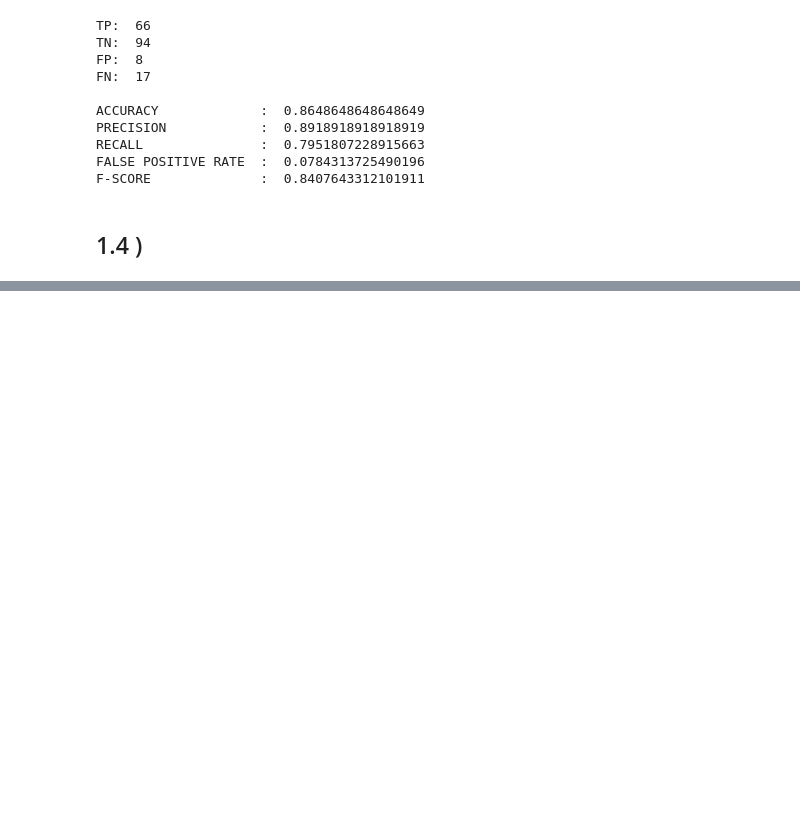
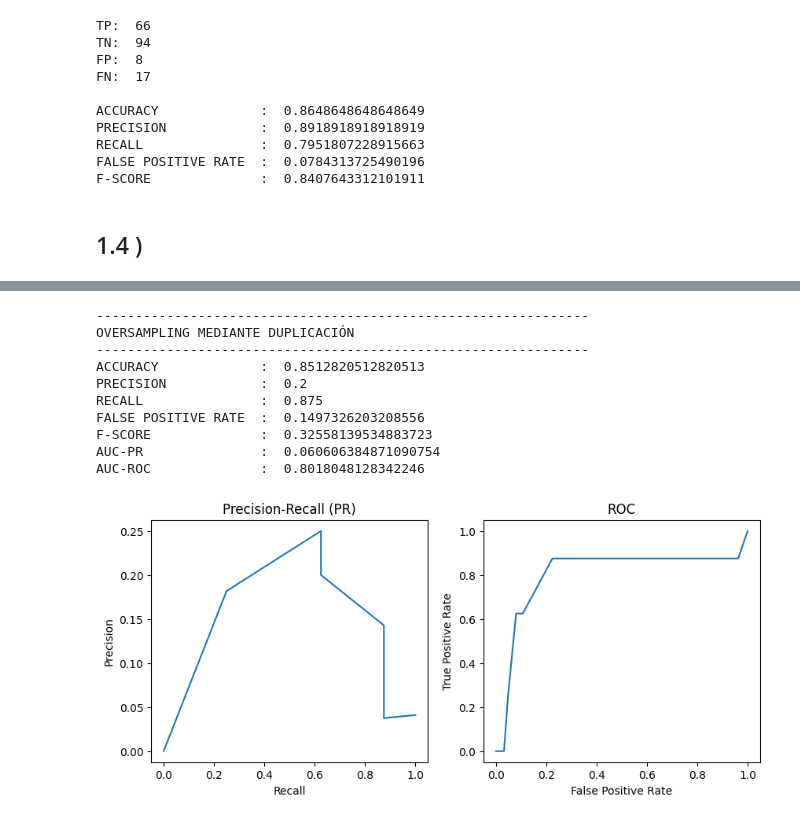
Before and after one commit to NazaGonella/TP02-machine-learning, a Jupyter notebook: Gonella_Nazareno_Notebook_TP2.ipynb, the cells around one changed output, grey strips where cells are left out. Cells and saved outputs as stored; diff of their text form; code cells hidden in the pictures; blank space fills up the shorter version.

Commit message:
oversampling con duplicacion

```diff
--- a/Gonella_Nazareno_Notebook_TP2.ipynb
+++ b/Gonella_Nazareno_Notebook_TP2.ipynb
@@ -365,0 +375,24 @@ AUC-ROC              :  0.9317204301075268
+# %%
+# OVERSAMPLING (DUPLICACIÓN)
+print("---------------------------------------------------------------")
+print("OVERSAMPLING MEDIANTE DUPLICACIÓN")
+print("---------------------------------------------------------------")
+cell_diagnosis_dev_oversampled_by_duplication : pd.DataFrame = prepro.oversample_by_duplication(cell_diagnosis_dev_imbalanced, objective_class='Diagnosis')
+cell_diagnosis_dev_oversampled_by_duplication_processed_and_standardized : pd.DataFrame = prepro.process_and_stardardize(
+    cell_diagnosis_dev_oversampled_by_duplication,
+    filename='cell_diagnosis_dev_oversampled_by_duplication',
+    save_path=f'{project_root}/TP02/problema1/data/processed/'
+)
+evaluate_model_1_4(cell_diagnosis_dev_oversampled_by_duplication_processed_and_standardized)
+# %% [output]
+---------------------------------------------------------------
+OVERSAMPLING MEDIANTE DUPLICACIÓN
+---------------------------------------------------------------
+ACCURACY             :  0.8512820512820513
+PRECISION            :  0.2
+RECALL               :  0.875
+FALSE POSITIVE RATE  :  0.1497326203208556
+F-SCORE              :  0.32558139534883723
+AUC-PR               :  0.060606384871090754
+AUC-ROC              :  0.8018048128342246
+[figure, added]
```
Also changed, not shown: parts of 3 cells of this notebook, 5 other files.
